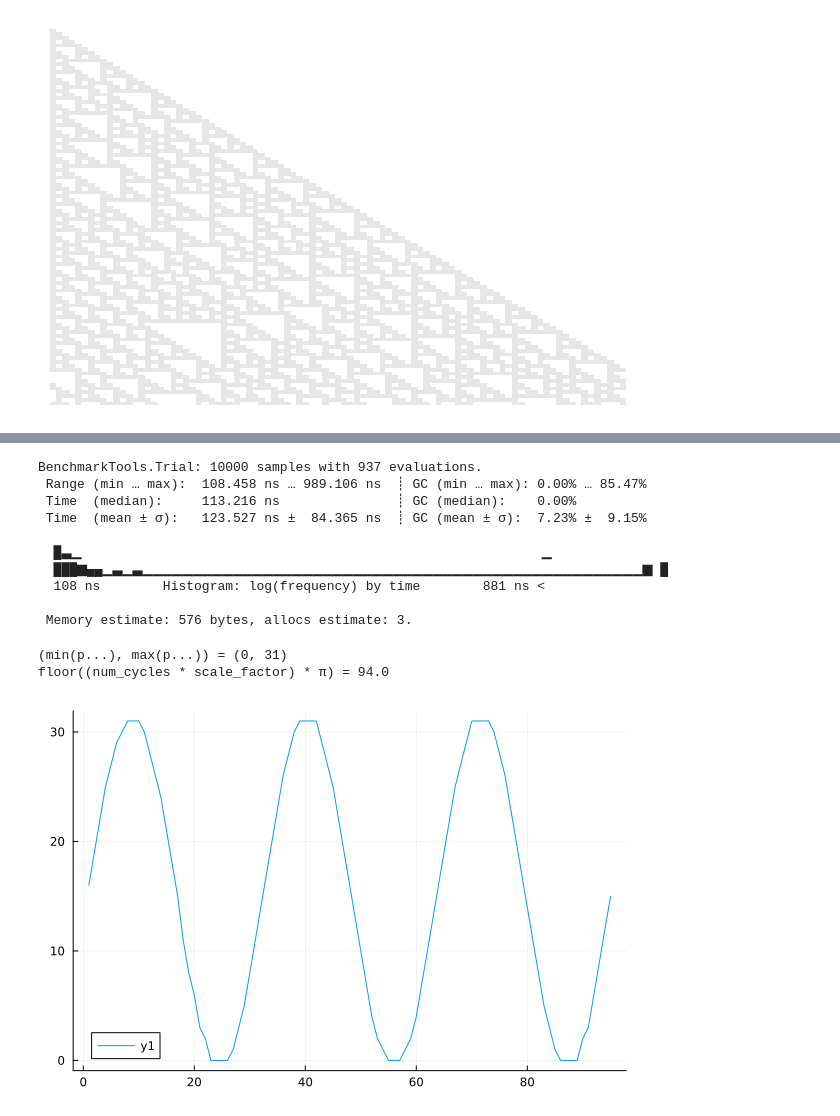
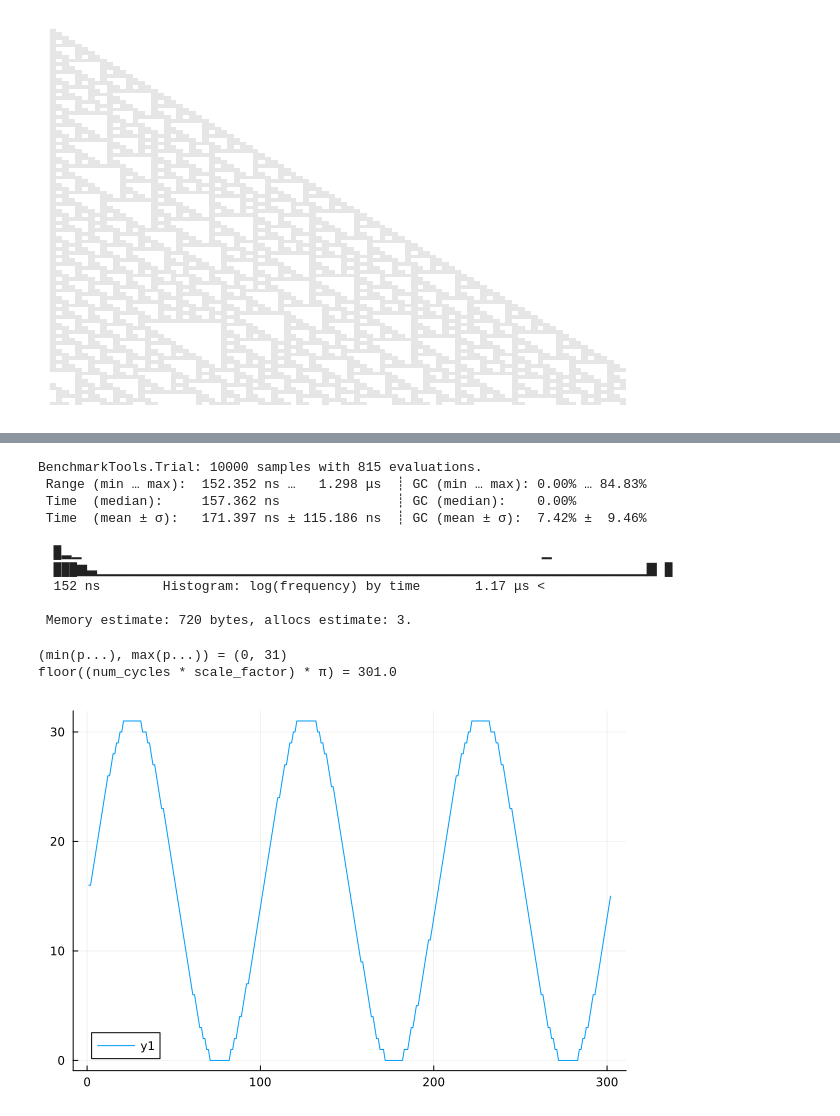
Before and after one commit to ORBAT/Musica, a Jupyter notebook: src/scratch.ipynb, the cells around one changed output, grey strips where cells are left out. Saved outputs shown, nothing was run; the diff lists cells and outputs as text; code cells hidden in the pictures.

```diff
--- a/src/scratch.ipynb
+++ b/src/scratch.ipynb
@@ -219,29 +243,31 @@ heatmap(reduce(hcat, res)',
 # %%
-using Musica, BenchmarkTools
+using Musica, BenchmarkTools, StaticArrays
+
 ca = Musica.DiscreteCA{2,1}(110)
-state=[0,1,0,0,1,0,1,1]
+state=Musica.Row{2, 32}(new_state(32))
 @benchmark $ca($state)
 # %% [output]
-BenchmarkTools.Trial: 10000 samples with 937 evaluations.
- Range (min … max):  108.458 ns … 989.106 ns  ┊ GC (min … max): 0.00% … 85.47%
- Time  (median):     113.216 ns               ┊ GC (median):    0.00%
- Time  (mean ± σ):   123.527 ns ±  84.365 ns  ┊ GC (mean ± σ):  7.23% ±  9.15%
+BenchmarkTools.Trial: 10000 samples with 815 evaluations.
+ Range (min … max):  152.352 ns …   1.298 μs  ┊ GC (min … max): 0.00% … 84.83%
+ Time  (median):     157.362 ns               ┊ GC (median):    0.00%
+ Time  (mean ± σ):   171.397 ns ± 115.186 ns  ┊ GC (mean ± σ):  7.42% ±  9.46%
 
-  █▃▁                                                           ▁
-  ███▆▄▄▁▃▁▃▁▁▁▁▁▁▁▁▁▁▁▁▁▁▁▁▁▁▁▁▁▁▁▁▁▁▁▁▁▁▁▁▁▁▁▁▁▁▁▁▁▁▁▁▁▁▁▁▁▁▆ █
-  108 ns        Histogram: log(frequency) by time        881 ns <
+  █▂▁                                                           ▁
+  ███▆▃▁▁▁▁▁▁▁▁▁▁▁▁▁▁▁▁▁▁▁▁▁▁▁▁▁▁▁▁▁▁▁▁▁▁▁▁▁▁▁▁▁▁▁▁▁▁▁▁▁▁▁▁▁▁▁▇ █
+  152 ns        Histogram: log(frequency) by time       1.17 μs <
 
- Memory estimate: 576 bytes, allocs estimate: 3.
+ Memory estimate: 720 bytes, allocs estimate: 3.
 # %%
 using Plots
-scale_factor = 5
+scale_factor = 16
 y_max_val_half = 16
 num_cycles = 6
-p = map(x -> Int(floor(y_max_val_half * (sin(x / scale_factor) + 1))), 0:floor((num_cycles * scale_factor)π))
+p = [Int(floor(y_max_val_half * (sin(x / scale_factor) + 1))) for x=0:floor((num_cycles * scale_factor)π)]
+#p = map(x -> Int(floor(y_max_val_half * (sin(x / scale_factor) + 1))), 0:floor((num_cycles * scale_factor)π))
 @show min(p...), max(p...)
 @show floor((num_cycles * scale_factor)π)
 plot(p)
 # %% [output]
 (min(p...), max(p...)) = (0, 31)
-floor((num_cycles * scale_factor) * π) = 94.0
+floor((num_cycles * scale_factor) * π) = 301.0
-[figure, old version]
+[figure, new version]
```
Also changed, not shown: parts of 2 cells of this notebook.
